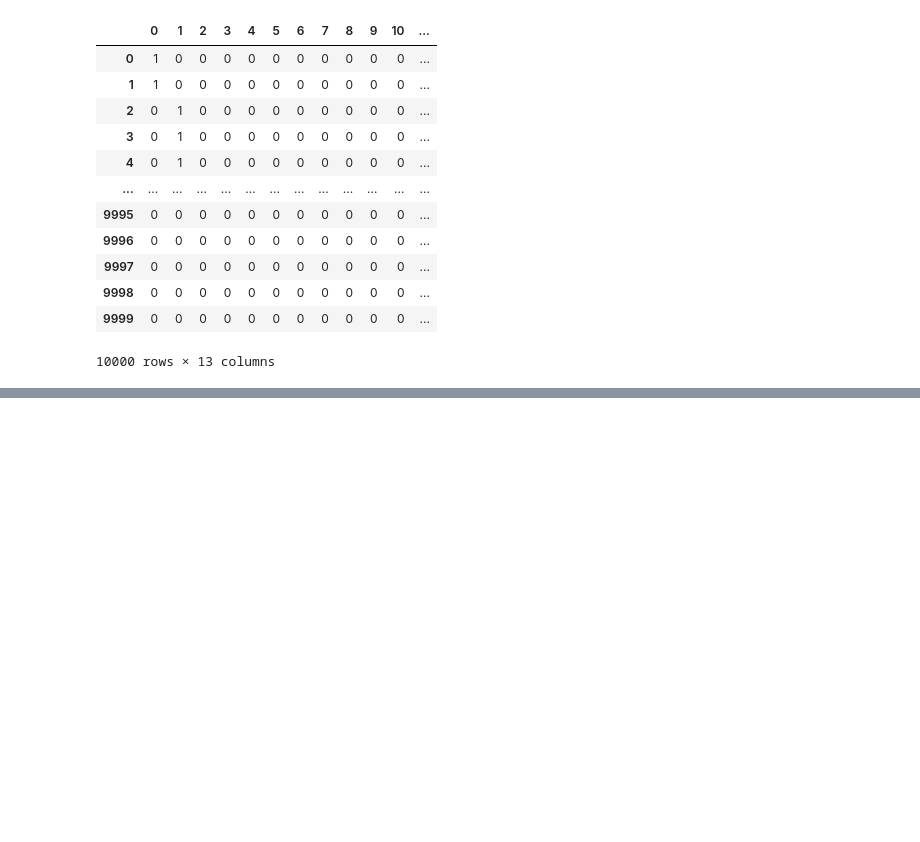
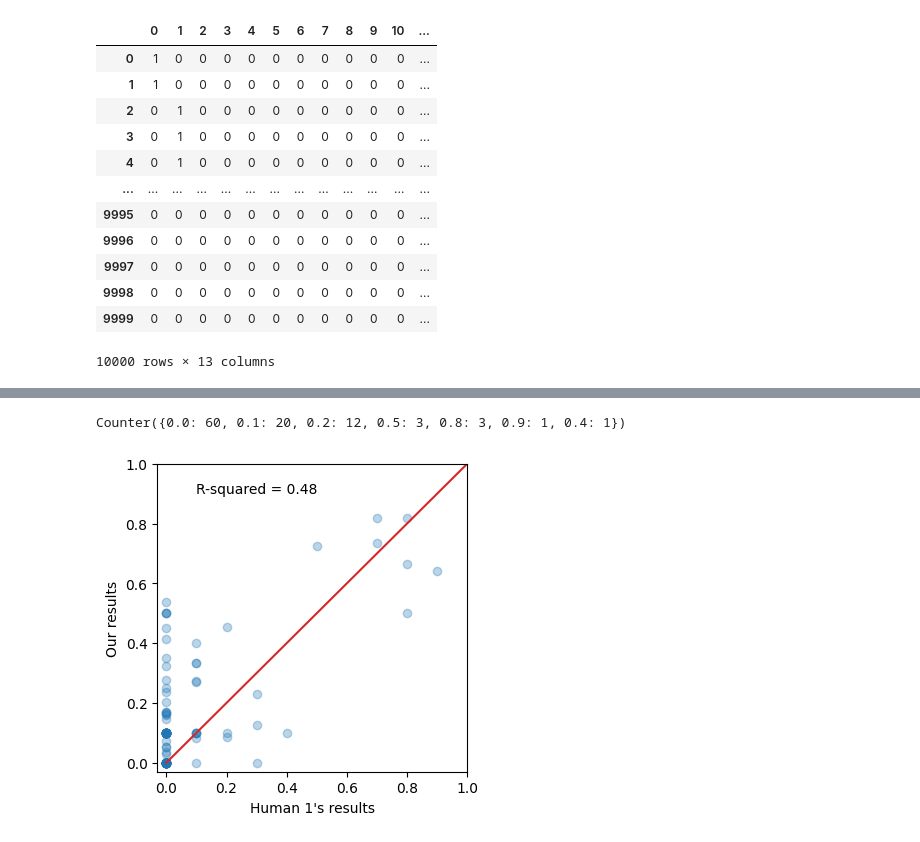
Before and after one commit to ArnaoutLab/diversity_notebooks_and_data, a Jupyter notebook: pathology/pathology_fig8.ipynb, the cells around one changed output, grey strips where cells are left out. Cells and saved outputs as stored; diff of their text form; code cells hidden in the pictures; blank space fills up the shorter version.

```diff
--- a/pathology/pathology_fig8.ipynb
+++ b/pathology/pathology_fig8.ipynb
@@ -1304,0 +1320,18 @@ np.float64(0.9965324983515932)
+# %%
+similarities_of_hundred_pairs = []
+
+for i in range(100):
+    first, second = hundred_pairs[i]
+
+    sim = sim_func_modified(Xs[first], Xs[second])
+    similarities_of_hundred_pairs.append(sim)
+# %%
+#Open a file for reading using 'with' statement
+with open('Lizas_reply.txt') as Lizas_reply:
+
+    #Read file line by line and store in a list
+    Lizas_data_raw = Lizas_reply.readlines()
+
+#Check the file is closed or not
+if Lizas_reply.closed :
+    print("\nThe file is closed.")
@@ -1304,0 +1352,3 @@ np.float64(0.9965324983515932)
+# %%
+Lizas_data = [int(Lizas_data_raw[i][-2:-1]) if Lizas_data_raw[i][-1]=='\n' else int(Lizas_data_raw[i][-1])  for i in range(100)]
+Lizas_data = [sim/10 for sim in Lizas_data]
@@ -1304,0 +1369,18 @@ np.float64(0.9965324983515932)
+# %%
+Counter(Ramys_data)
+# %% [output]
+Counter({0.0: 60, 0.1: 20, 0.2: 12, 0.5: 3, 0.8: 3, 0.9: 1, 0.4: 1})
+# %%
+rsquared_Liza = linregress(Lizas_data, similarities_of_hundred_pairs).rvalue**2
+# %%
+plt.figure(figsize=(4,4))
+plt.scatter(Lizas_data, similarities_of_hundred_pairs, alpha=0.3)
+plt.xlabel('Human 1\'s results')
+plt.ylabel('Our results')
+plt.xlim(-0.03, 1)
+plt.ylim(-0.03, 1)
+plt.plot((0, 1), (0, 1), c="tab:red")
+plt.annotate("R-squared = {:.2f}".format(rsquared_Liza), (0.1, 0.9))
+plt.show()
+# %% [output]
+[figure, added]
```
Also changed, not shown: parts of 54 cells of this notebook, 1 other file.
